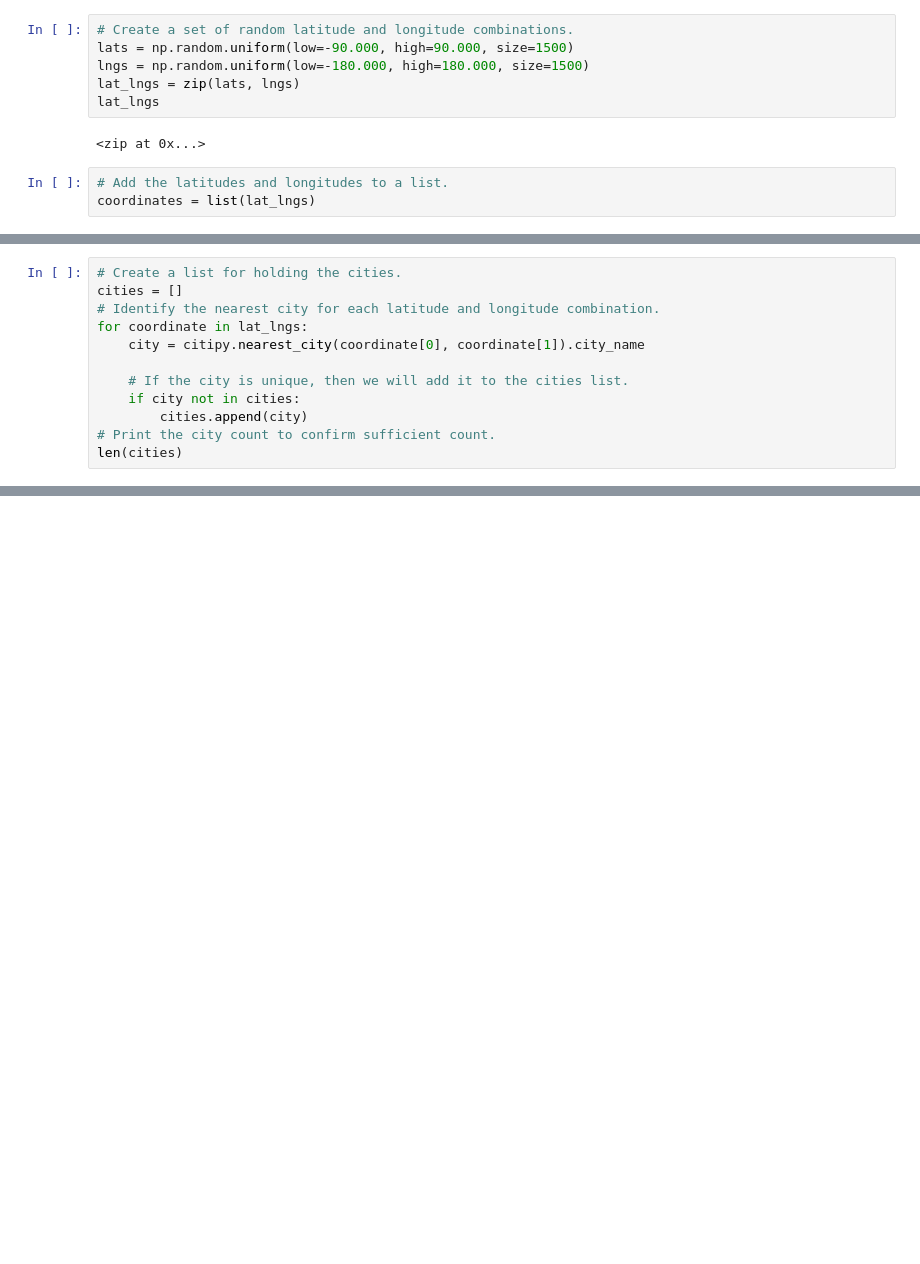
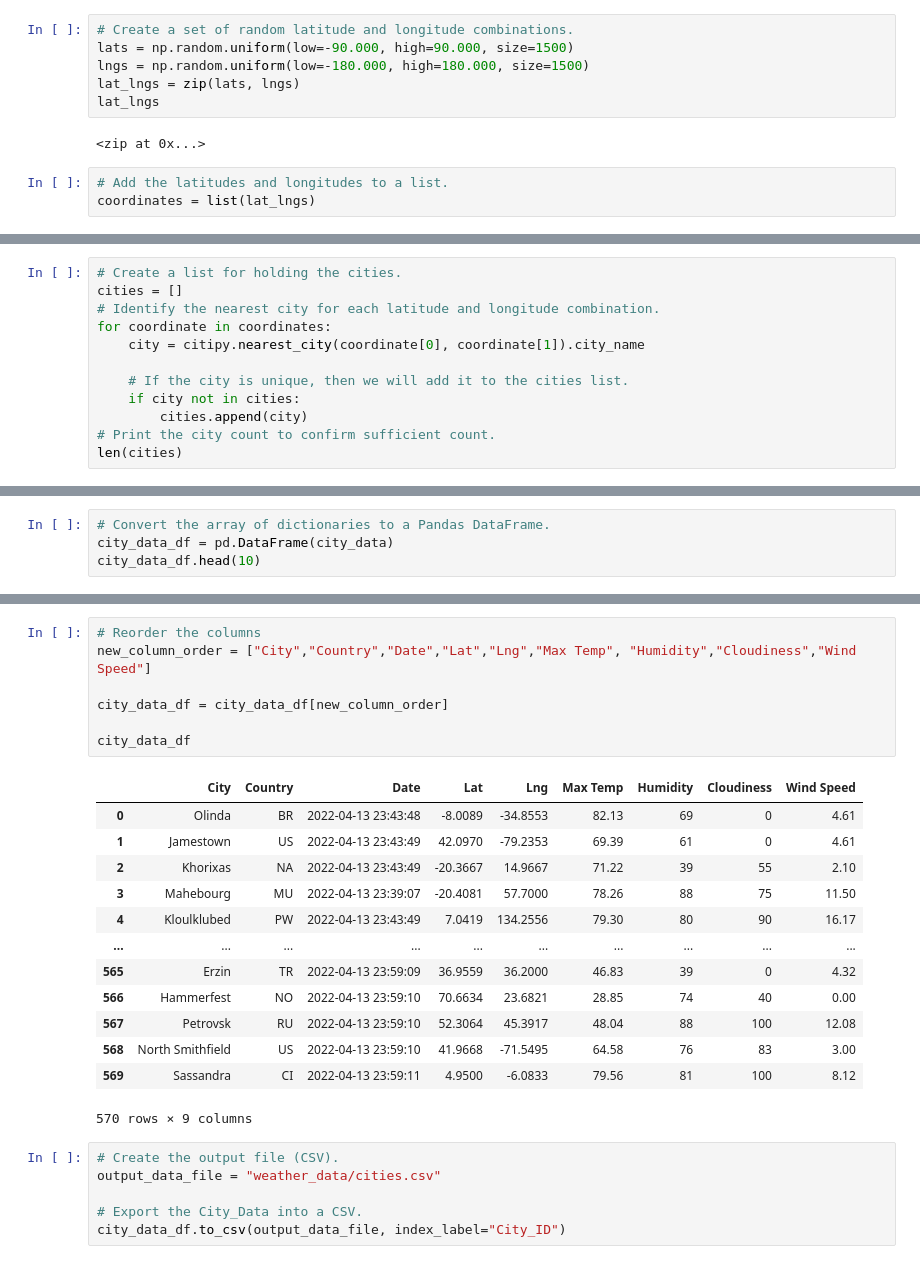
Before and after one commit to valerielnd/World_Weather_Analysis, a Jupyter notebook: WeatherPy.ipynb, the cells around one changed output, grey strips where cells are left out. Drawn from its saved outputs; the diff is of its cells as text; blank space fills up the shorter version.

Commit message:
creating cities data

```diff
--- a/WeatherPy.ipynb
+++ b/WeatherPy.ipynb
@@ -21,7 +29,7 @@ from citipy import citipy
 # Create a list for holding the cities.
 cities = []
 # Identify the nearest city for each latitude and longitude combination.
-for coordinate in lat_lngs:
+for coordinate in coordinates:
     city = citipy.nearest_city(coordinate[0], coordinate[1]).city_name
 
     # If the city is unique, then we will add it to the cities list.
@@ -33,0 +129,4 @@ len(cities)
+# %%
+# Convert the array of dictionaries to a Pandas DataFrame.
+city_data_df = pd.DataFrame(city_data)
+city_data_df.head(10)
@@ -33,0 +145,27 @@ len(cities)
+# %%
+# Reorder the columns
+new_column_order = ["City","Country","Date","Lat","Lng","Max Temp", "Humidity","Cloudiness","Wind Speed"]
+
+city_data_df = city_data_df[new_column_order]
+
+city_data_df
+# %% [output]
+|  | City | Country | Date | Lat | Lng | Max Temp | Humidity | Cloudiness | Wind Speed |
+| 0 | Olinda | BR | 2022-04-13 23:43:48 | -8.0089 | -34.8553 | 82.13 | 69 | 0 | 4.61 |
+| 1 | Jamestown | US | 2022-04-13 23:43:49 | 42.0970 | -79.2353 | 69.39 | 61 | 0 | 4.61 |
+| 2 | Khorixas | NA | 2022-04-13 23:43:49 | -20.3667 | 14.9667 | 71.22 | 39 | 55 | 2.10 |
+| 3 | Mahebourg | MU | 2022-04-13 23:39:07 | -20.4081 | 57.7000 | 78.26 | 88 | 75 | 11.50 |
+| 4 | Kloulklubed | PW | 2022-04-13 23:43:49 | 7.0419 | 134.2556 | 79.30 | 80 | 90 | 16.17 |
+| ... | ... | ... | ... | ... | ... | ... | ... | ... | ... |
+| 565 | Erzin | TR | 2022-04-13 23:59:09 | 36.9559 | 36.2000 | 46.83 | 39 | 0 | 4.32 |
+| 566 | Hammerfest | NO | 2022-04-13 23:59:10 | 70.6634 | 23.6821 | 28.85 | 74 | 40 | 0.00 |
+| 567 | Petrovsk | RU | 2022-04-13 23:59:10 | 52.3064 | 45.3917 | 48.04 | 88 | 100 | 12.08 |
+| 568 | North Smithfield | US | 2022-04-13 23:59:10 | 41.9668 | -71.5495 | 64.58 | 76 | 83 | 3.00 |
+| 569 | Sassandra | CI | 2022-04-13 23:59:11 | 4.9500 | -6.0833 | 79.56 | 81 | 100 | 8.12 |
+570 rows × 9 columns
+# %%
+# Create the output file (CSV).
+output_data_file = "weather_data/cities.csv"
+
+# Export the City_Data into a CSV.
+city_data_df.to_csv(output_data_file, index_label="City_ID")
```
Also changed, not shown: parts of 7 cells of this notebook, 2 other files.
